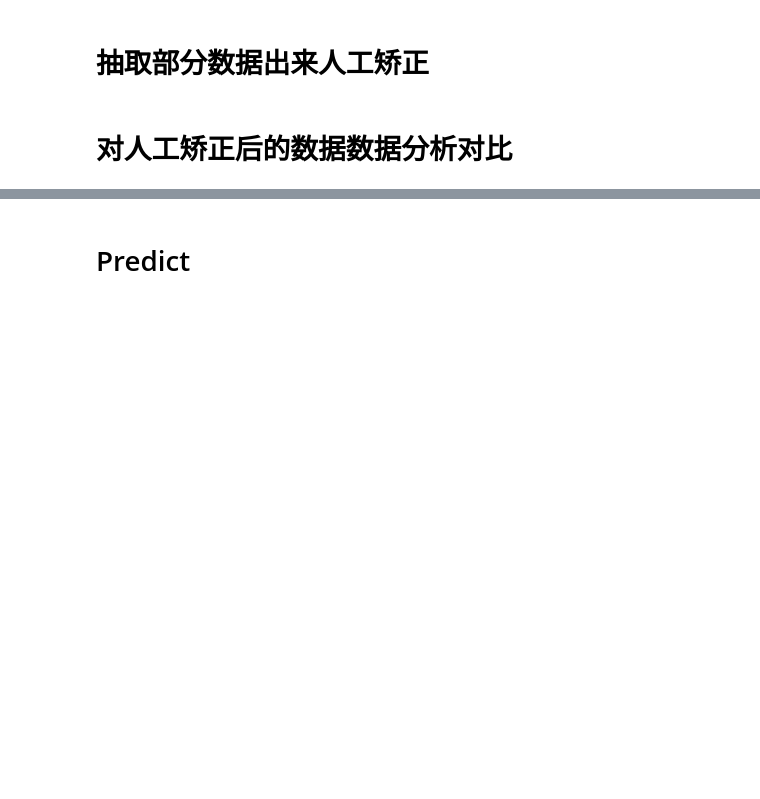
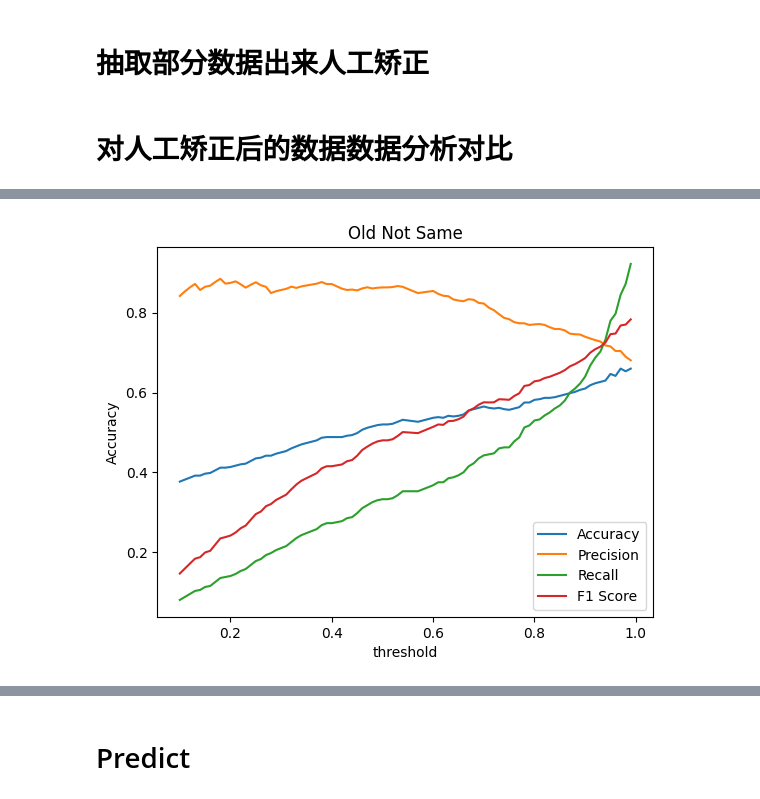
Before and after one commit to RongkangXiong/Bert-Multi-Label-Text-Classification, a Jupyter notebook: DataProcess/TransData.ipynb, the cells around one changed output, grey strips where cells are left out. Saved outputs shown, nothing was run; the diff lists cells and outputs as text; code cells hidden in the pictures; blank space fills up the shorter version.

```diff
--- a/DataProcess/TransData.ipynb
+++ b/DataProcess/TransData.ipynb
@@ -151,0 +275,4 @@ s[1].replace('对比相同和相似物资:','').split(',')
+# %%
+plot_threshold_analysis(goods_statistics, 9, 4,"Old Not Same",reverse=True)
+# %% [output]
+[figure, added]
```
Also changed, not shown: parts of 25 cells of this notebook.
